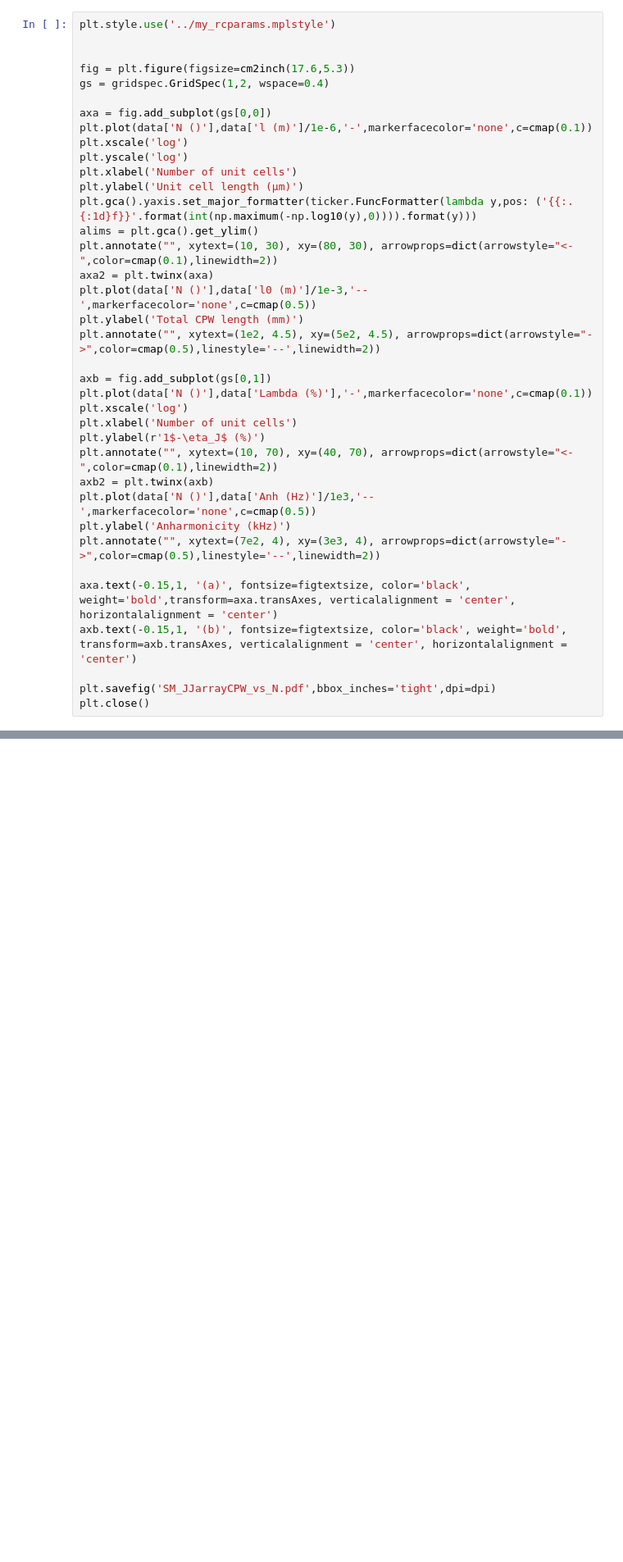
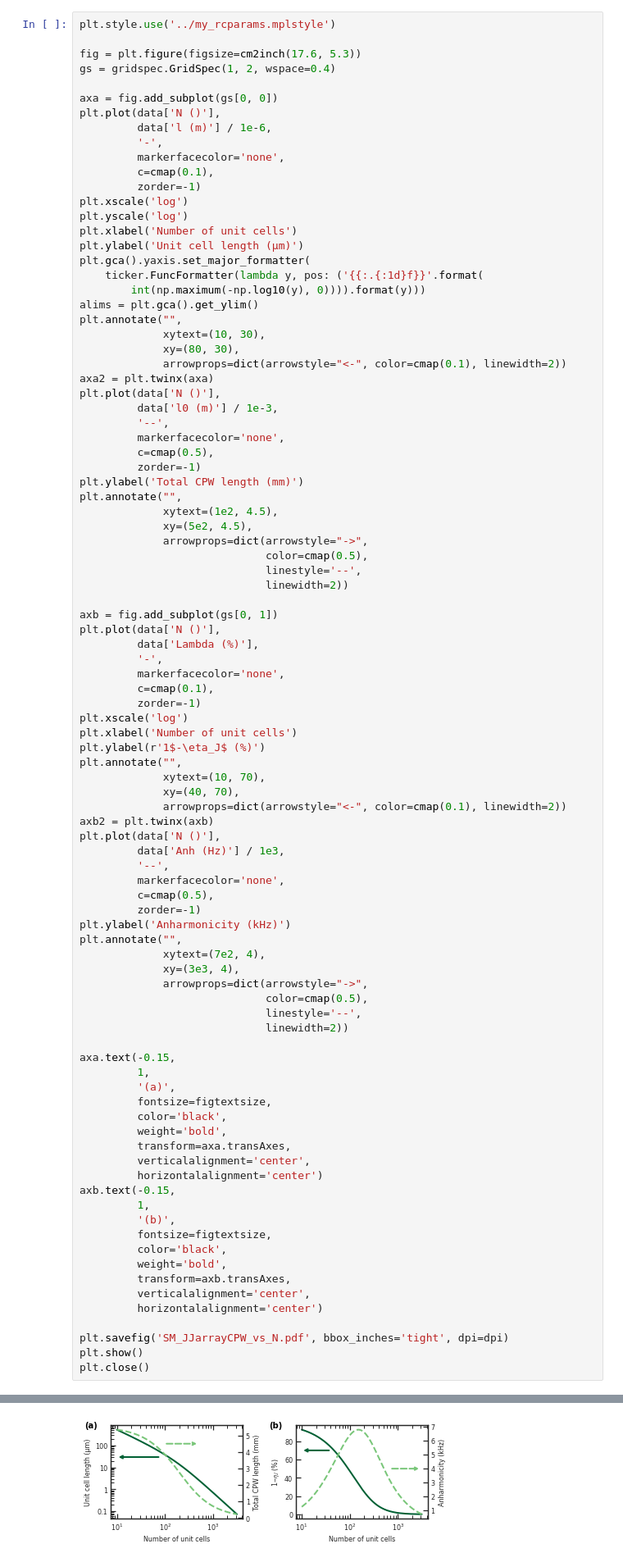
Before and after one commit to feschmidt/current_detection_zenodo, a Jupyter notebook: figures/SMfigs/SM_JJarrayCPW_vs_N.ipynb, the cells around one changed output, grey strips where cells are left out. Shown at 82% size. Cells and saved outputs as stored; diff of their text form; blank space fills up the shorter version.

```diff
--- a/figures/SMfigs/SM_JJarrayCPW_vs_N.ipynb
+++ b/figures/SMfigs/SM_JJarrayCPW_vs_N.ipynb
@@ -35,40 +35,97 @@ cmap = matplotlib.cm.get_cmap('YlGn_r')
 # %%
 plt.style.use('../my_rcparams.mplstyle')
 
+fig = plt.figure(figsize=cm2inch(17.6, 5.3))
+gs = gridspec.GridSpec(1, 2, wspace=0.4)
 
-fig = plt.figure(figsize=cm2inch(17.6,5.3))
-gs = gridspec.GridSpec(1,2, wspace=0.4)
-
-axa = fig.add_subplot(gs[0,0])
-plt.plot(data['N ()'],data['l (m)']/1e-6,'-',markerfacecolor='none',c=cmap(0.1))
+axa = fig.add_subplot(gs[0, 0])
+plt.plot(data['N ()'],
+         data['l (m)'] / 1e-6,
+         '-',
+         markerfacecolor='none',
+         c=cmap(0.1),
+         zorder=-1)
 plt.xscale('log')
 plt.yscale('log')
 plt.xlabel('Number of unit cells')
 plt.ylabel('Unit cell length (µm)')
-plt.gca().yaxis.set_major_formatter(ticker.FuncFormatter(lambda y,pos: ('{{:.{:1d}f}}'.format(int(np.maximum(-np.log10(y),0)))).format(y)))
+plt.gca().yaxis.set_major_formatter(
+    ticker.FuncFormatter(lambda y, pos: ('{{:.{:1d}f}}'.format(
+        int(np.maximum(-np.log10(y), 0)))).format(y)))
 alims = plt.gca().get_ylim()
-plt.annotate("", xytext=(10, 30), xy=(80, 30), arrowprops=dict(arrowstyle="<-",color=cmap(0.1),linewidth=2))
+plt.annotate("",
+             xytext=(10, 30),
+             xy=(80, 30),
+             arrowprops=dict(arrowstyle="<-", color=cmap(0.1), linewidth=2))
 axa2 = plt.twinx(axa)
-plt.plot(data['N ()'],data['l0 (m)']/1e-3,'--',markerfacecolor='none',c=cmap(0.5))
+plt.plot(data['N ()'],
+         data['l0 (m)'] / 1e-3,
+         '--',
+         markerfacecolor='none',
+         c=cmap(0.5),
+         zorder=-1)
 plt.ylabel('Total CPW length (mm)')
-plt.annotate("", xytext=(1e2, 4.5), xy=(5e2, 4.5), arrowprops=dict(arrowstyle="->",color=cmap(0.5),linestyle='--',linewidth=2))
+plt.annotate("",
+             xytext=(1e2, 4.5),
+             xy=(5e2, 4.5),
+             arrowprops=dict(arrowstyle="->",
+                             color=cmap(0.5),
+                             linestyle='--',
+                             linewidth=2))
 
-axb = fig.add_subplot(gs[0,1])
-plt.plot(data['N ()'],data['Lambda (%)'],'-',markerfacecolor='none',c=cmap(0.1))
+axb = fig.add_subplot(gs[0, 1])
+plt.plot(data['N ()'],
+         data['Lambda (%)'],
+         '-',
+         markerfacecolor='none',
+         c=cmap(0.1),
+         zorder=-1)
 plt.xscale('log')
 plt.xlabel('Number of unit cells')
 plt.ylabel(r'1$-\eta_J$ (%)')
-plt.annotate("", xytext=(10, 70), xy=(40, 70), arrowprops=dict(arrowstyle="<-",color=cmap(0.1),linewidth=2))
+plt.annotate("",
+             xytext=(10, 70),
+             xy=(40, 70),
+             arrowprops=dict(arrowstyle="<-", color=cmap(0.1), linewidth=2))
 axb2 = plt.twinx(axb)
-plt.plot(data['N ()'],data['Anh (Hz)']/1e3,'--',markerfacecolor='none',c=cmap(0.5))
+plt.plot(data['N ()'],
+         data['Anh (Hz)'] / 1e3,
+         '--',
+         markerfacecolor='none',
+         c=cmap(0.5),
+         zorder=-1)
 plt.ylabel('Anharmonicity (kHz)')
-plt.annotate("", xytext=(7e2, 4), xy=(3e3, 4), arrowprops=dict(arrowstyle="->",color=cmap(0.5),linestyle='--',linewidth=2))
+plt.annotate("",
+             xytext=(7e2, 4),
+             xy=(3e3, 4),
+             arrowprops=dict(arrowstyle="->",
+                             color=cmap(0.5),
+                             linestyle='--',
+                             linewidth=2))
 
-axa.text(-0.15,1, '(a)', fontsize=figtextsize, color='black', weight='bold',transform=axa.transAxes, verticalalignment = 'center', horizontalalignment = 'center')
-axb.text(-0.15,1, '(b)', fontsize=figtextsize, color='black', weight='bold', transform=axb.transAxes, verticalalignment = 'center', horizontalalignment = 'center')
+axa.text(-0.15,
+         1,
+         '(a)',
+         fontsize=figtextsize,
+         color='black',
+         weight='bold',
+         transform=axa.transAxes,
+         verticalalignment='center',
+         horizontalalignment='center')
+axb.text(-0.15,
+         1,
+         '(b)',
+         fontsize=figtextsize,
+         color='black',
+         weight='bold',
+         transform=axb.transAxes,
+         verticalalignment='center',
+         horizontalalignment='center')
 
-plt.savefig('SM_JJarrayCPW_vs_N.pdf',bbox_inches='tight',dpi=dpi)
+plt.savefig('SM_JJarrayCPW_vs_N.pdf', bbox_inches='tight', dpi=dpi)
+plt.show()
 plt.close()
 # %% [output]
 findfont: Font family ['sans-serif'] not found. Falling back to DejaVu Sans.
 findfont: Font family ['sans-serif'] not found. Falling back to DejaVu Sans.
+[figure, added]
```
Also changed, not shown: 12 other files.
